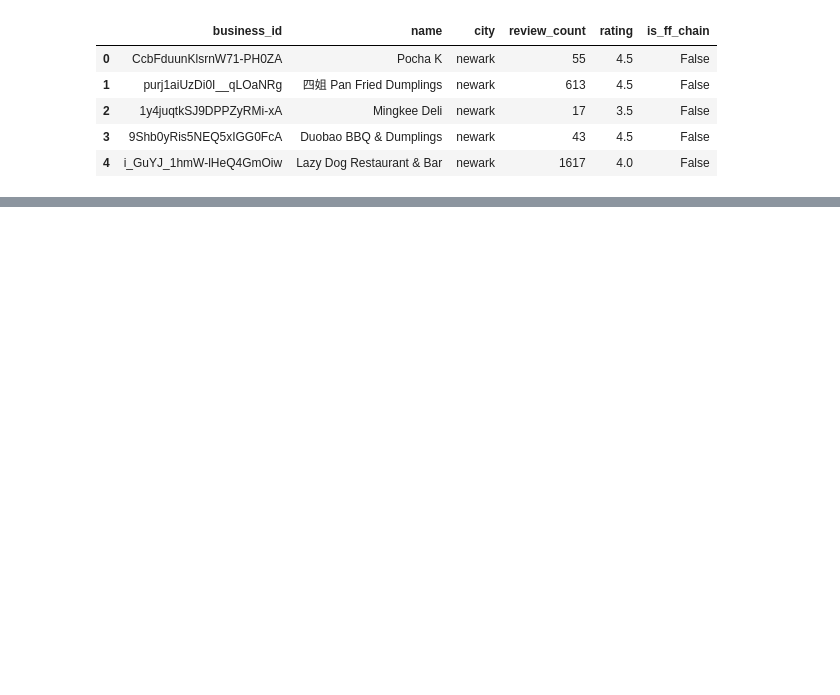
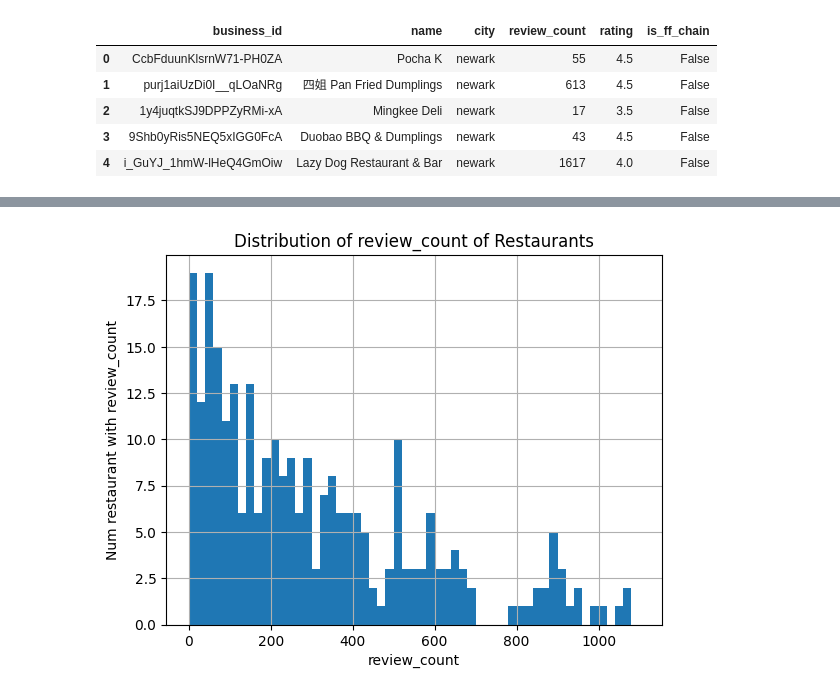
Before and after one commit to dnhuang/sf-tri-city-restaurants, a Jupyter notebook: analysis.ipynb, the cells around one changed output, grey strips where cells are left out. Cells and saved outputs as stored; diff of their text form; code cells hidden in the pictures; blank space fills up the shorter version.

```diff
--- a/analysis.ipynb
+++ b/analysis.ipynb
@@ -316,0 +448,22 @@ tri_city_df.head()
+# %%
+# Fucntion that makes a histogram of `col` in `df`
+# Takes in a Dataframe, `df`, a column of interest, `col`, and a optional parameter `r_bins`
+# to specifiy a range for the bins
+# Displays a histogram
+def plot_distribution(df, col, r_bins=0):
+    # Needed in case there is an r_bins argument
+    if (r_bins==0):
+        plt.hist(df[col])
+    else:
+        plt.hist(df[col], bins=r_bins)
+
+    plt.title('Distribution of {} of Restaurants'.format(col))
+    plt.ylabel('Num restaurant with {}'.format(col))
+    plt.xlabel(col)
+    plt.grid()
+    plt.show()
+# %%
+# Call plot_distribution on `threshold_df` with column `review_count`
+plot_distribution(threshold_df, 'review_count', range(0, 1120, 20))
+# %% [output]
+[figure, added]
```
Also changed, not shown: parts of 27 cells of this notebook.
